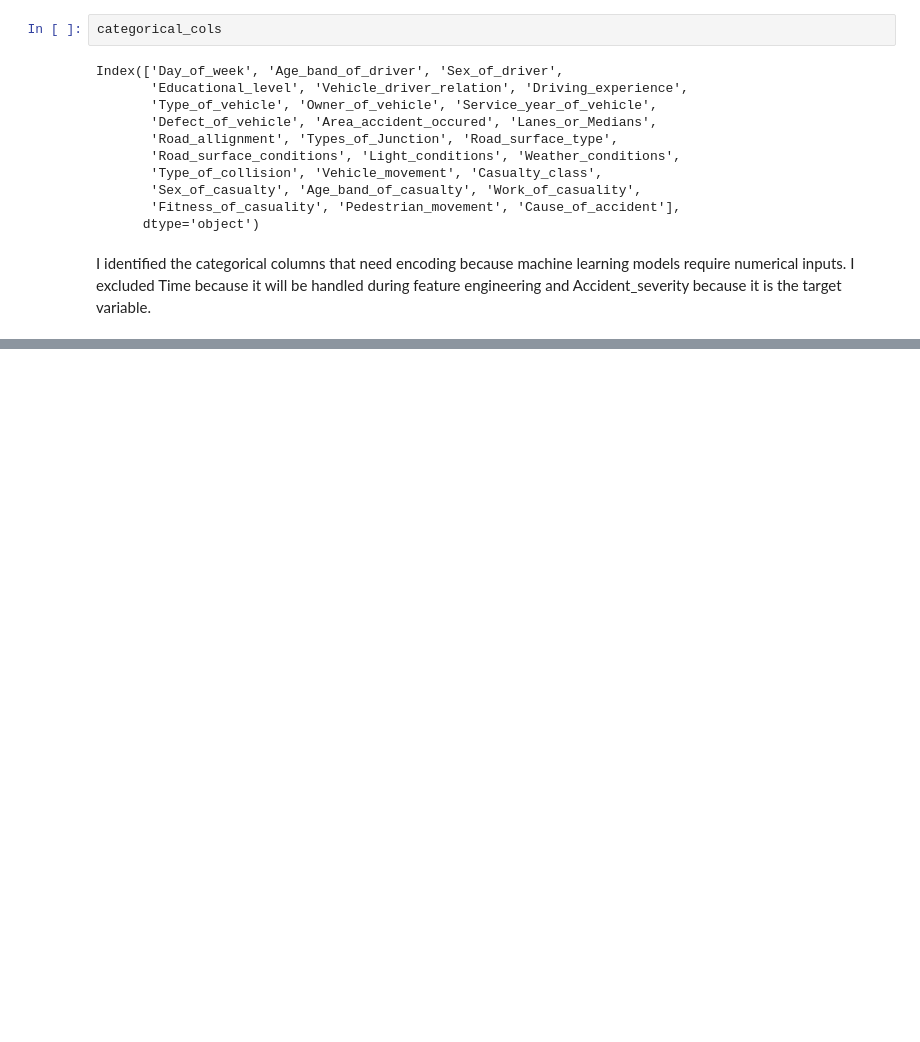
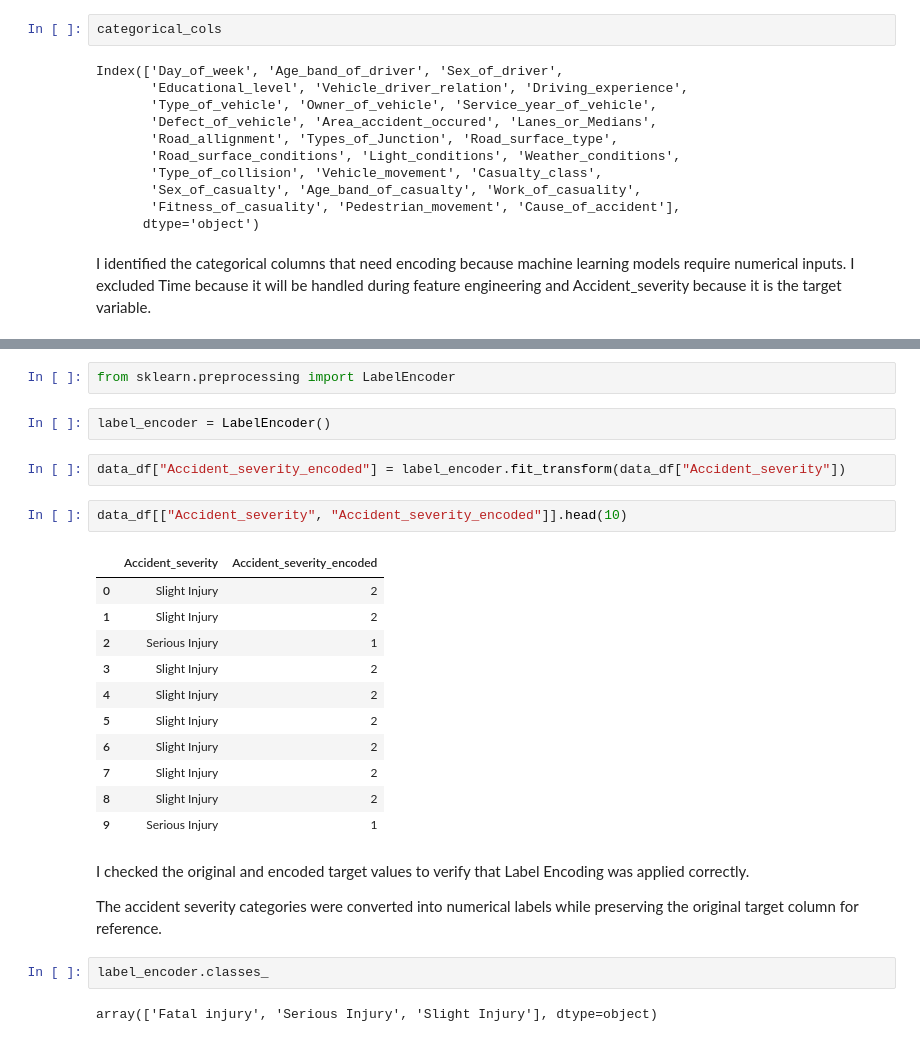
Before and after one commit to Babitaadhikari11/Road-Traffic-Accident-Severity-Prediction, a Jupyter notebook: notebooks/03_Data_Preprocessing.ipynb, the cells around one changed output, grey strips where cells are left out. Cells and saved outputs as stored; diff of their text form; blank space fills up the shorter version.

```diff
--- a/notebooks/03_Data_Preprocessing.ipynb
+++ b/notebooks/03_Data_Preprocessing.ipynb
@@ -348,0 +425,28 @@ I identified the categorical columns that need encoding because machine learning
+# %%
+from sklearn.preprocessing import LabelEncoder
+# %%
+label_encoder = LabelEncoder()
+# %%
+data_df["Accident_severity_encoded"] = label_encoder.fit_transform(data_df["Accident_severity"])
+# %%
+data_df[["Accident_severity", "Accident_severity_encoded"]].head(10)
+# %% [output]
+|  | Accident_severity | Accident_severity_encoded |
+| 0 | Slight Injury | 2 |
+| 1 | Slight Injury | 2 |
+| 2 | Serious Injury | 1 |
+| 3 | Slight Injury | 2 |
+| 4 | Slight Injury | 2 |
+| 5 | Slight Injury | 2 |
+| 6 | Slight Injury | 2 |
+| 7 | Slight Injury | 2 |
+| 8 | Slight Injury | 2 |
+| 9 | Serious Injury | 1 |
+# %% [markdown]
+I checked the original and encoded target values to verify that Label Encoding was applied correctly.
+
+The accident severity categories were converted into numerical labels while preserving the original target column for reference.
+# %%
+label_encoder.classes_
+# %% [output]
+array(['Fatal injury', 'Serious Injury', 'Slight Injury'], dtype=object)
```
Also changed, not shown: parts of 13 cells of this notebook.
